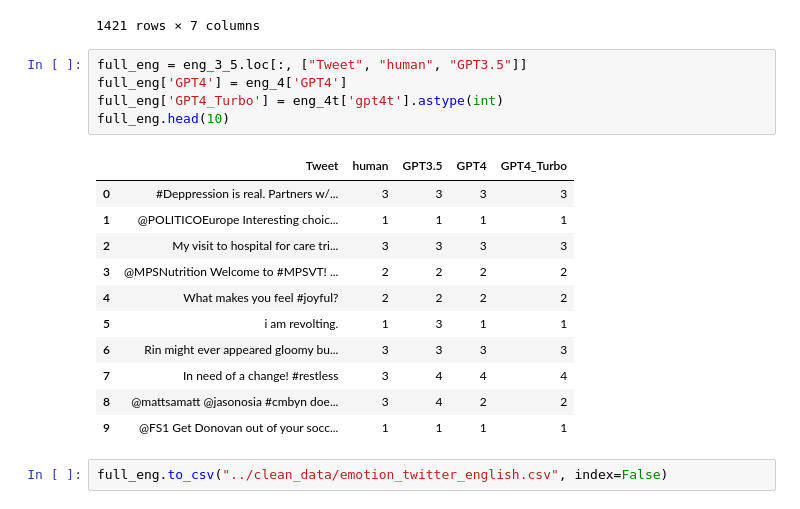
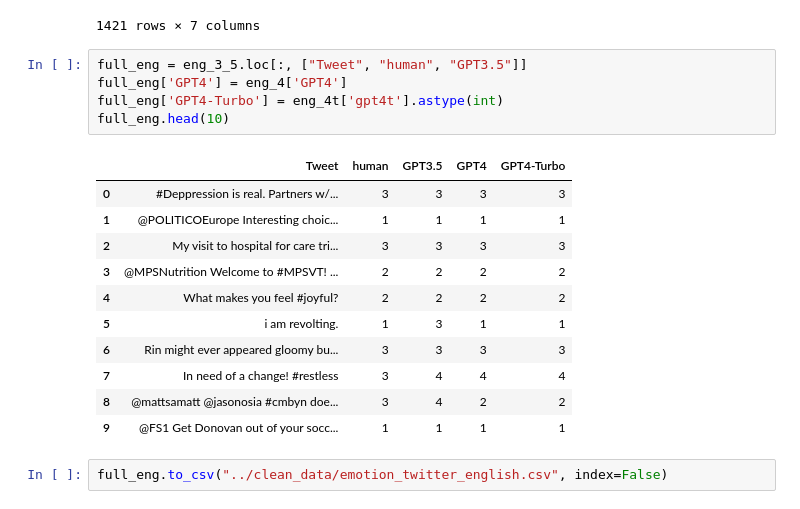
Before and after one commit to centre-for-humanities-computing/llm_annotation, a Jupyter notebook: src/clean_data.ipynb, the cells around one changed output. Saved outputs shown, nothing was run; the diff lists cells and outputs as text.

```diff
--- a/src/clean_data.ipynb
+++ b/src/clean_data.ipynb
@@ -46,10 +46,10 @@ eng_4t
 # %%
 full_eng = eng_3_5.loc[:, ["Tweet", "human", "GPT3.5"]]
 full_eng['GPT4'] = eng_4['GPT4']
-full_eng['GPT4_Turbo'] = eng_4t['gpt4t'].astype(int)
+full_eng['GPT4-Turbo'] = eng_4t['gpt4t'].astype(int)
 full_eng.head(10)
 # %% [output]
-|  | Tweet | human | GPT3.5 | GPT4 | GPT4_Turbo |
+|  | Tweet | human | GPT3.5 | GPT4 | GPT4-Turbo |
 | 0 | #Deppression is real. Partners w/... | 3 | 3 | 3 | 3 |
 | 1 | @POLITICOEurope Interesting choic... | 1 | 1 | 1 | 1 |
 | 2 | My visit to hospital for care tri... | 3 | 3 | 3 | 3 |
```
Also changed, not shown: parts of 12 cells of this notebook, 1 other file.
